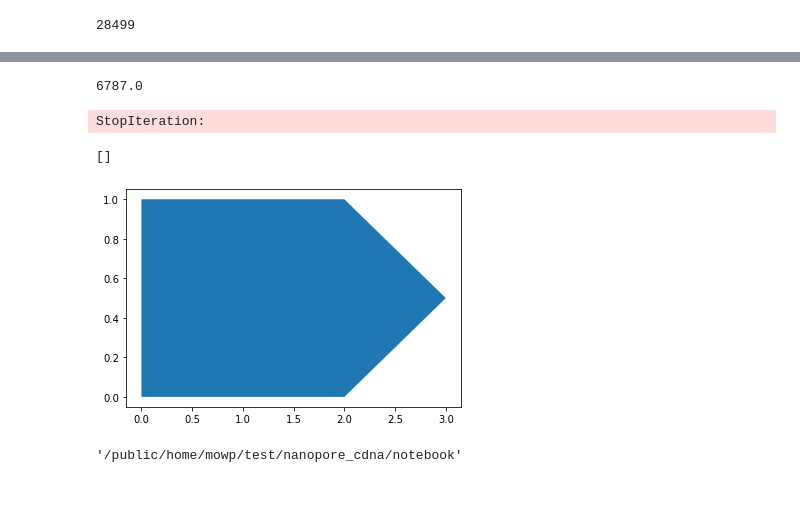
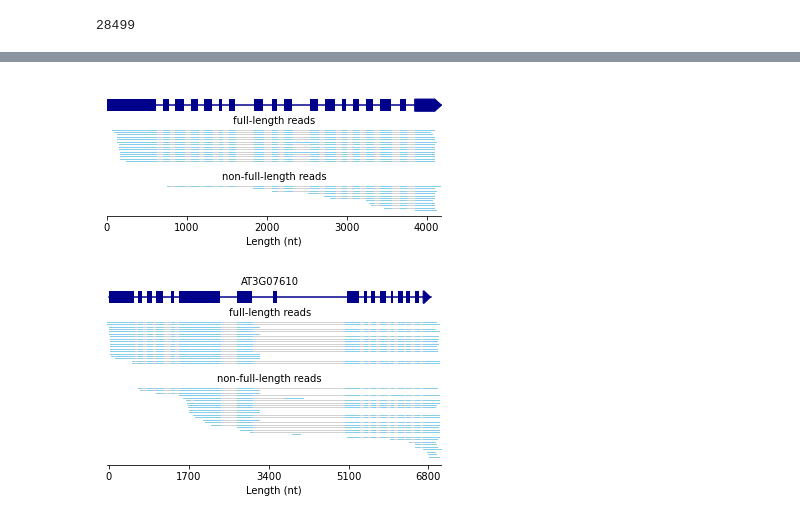
Before and after one commit to WeipengMO/Nanopore_cDNA_analysis, a Jupyter notebook: notebook/read_length.ipynb, the cells around one changed output, grey strips where cells are left out. Cells and saved outputs as stored; diff of their text form; code cells hidden in the pictures; blank space fills up the shorter version.

```diff
--- a/notebook/read_length.ipynb
+++ b/notebook/read_length.ipynb
@@ -626,21 +550,15 @@ aa = iter(np.linspace(start, end, 10))
-# %%
-next(aa)
-# %% [output]
-6787.0
-# %%
-while 1:
-    next(aa)
-# %% [output]
-StopIteration:
-# %%
-fig, ax = plt.subplots()
-vertices = ([(0, 0), (0, 1), (2, 1), (3, 0.5), (2, 0)])
-ax.add_patch(mp.Polygon(vertices, closed=True, fill=True,))
-ax.plot()
-# %% [output]
-[]
-[figure, removed]
-# %%
-pwd
-# %% [output]
-'/public/home/mowp/test/nanopore_cdna/notebook'
+# %%
+pb_fl_read_path = '/public/home/mowp/data/pacbio_cdna/full_length_transcripts/isoseq.full_length.sorted.bam'
+pb_nonfl_read_path = '/public/home/mowp/data/pacbio_cdna/full_length_transcripts/isoseq.non_full_length.sorted.bam'
+igv = IGV('AT2G43400', pb_fl_read_path, pb_nonfl_read_path)
+igv.genomeview()
+# %% [output]
+[figure, added]
+# %%
+# IBM1
+pb_fl_read_path = '/public/home/mowp/data/pacbio_cdna/full_length_transcripts/isoseq.full_length.sorted.bam'
+pb_nonfl_read_path = '/public/home/mowp/data/pacbio_cdna/full_length_transcripts/isoseq.non_full_length.sorted.bam'
+igv = IGV('AT3G07610', pb_fl_read_path, pb_nonfl_read_path)
+igv.genomeview()
+# %% [output]
+[figure, added]
```
Also changed, not shown: parts of 14 cells of this notebook.
